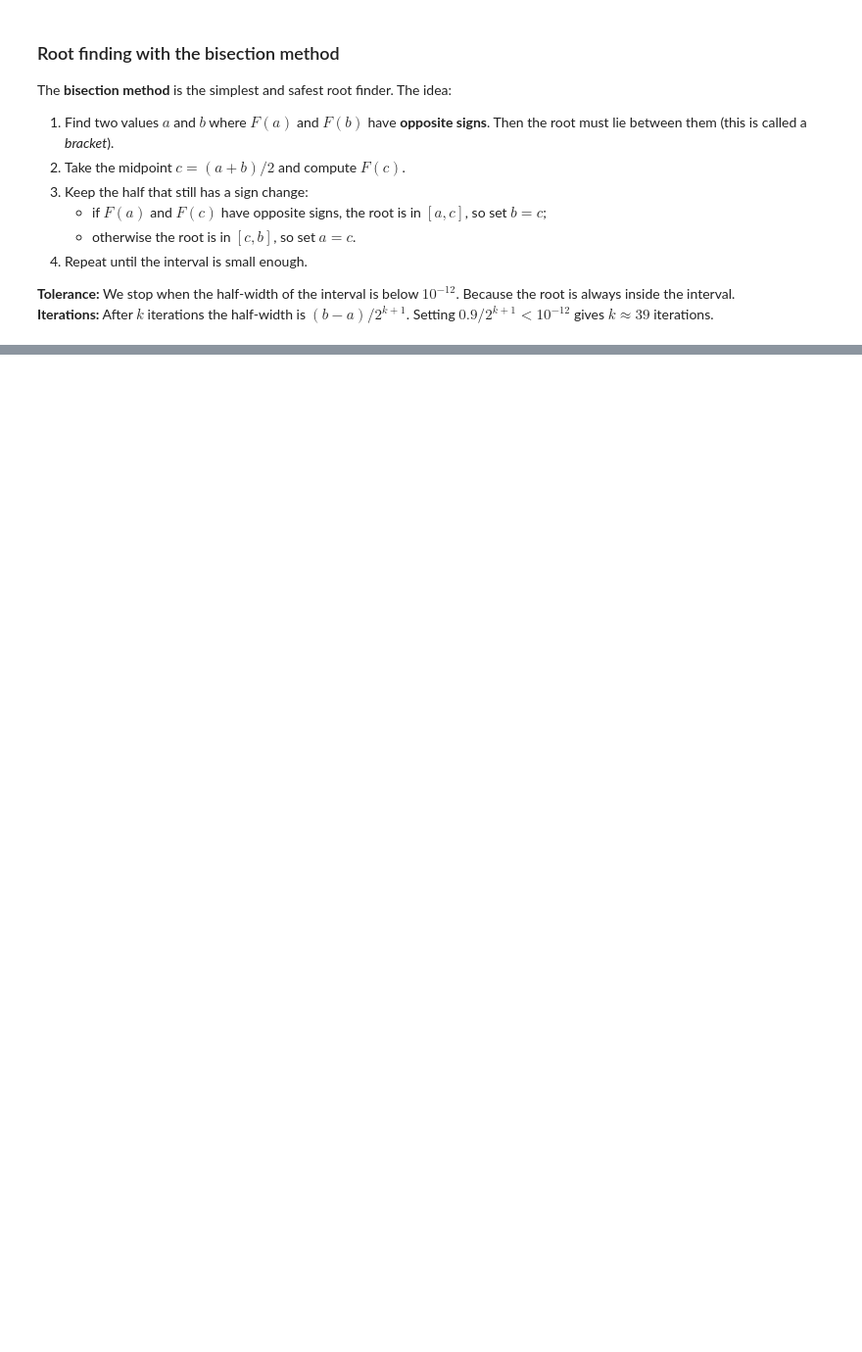
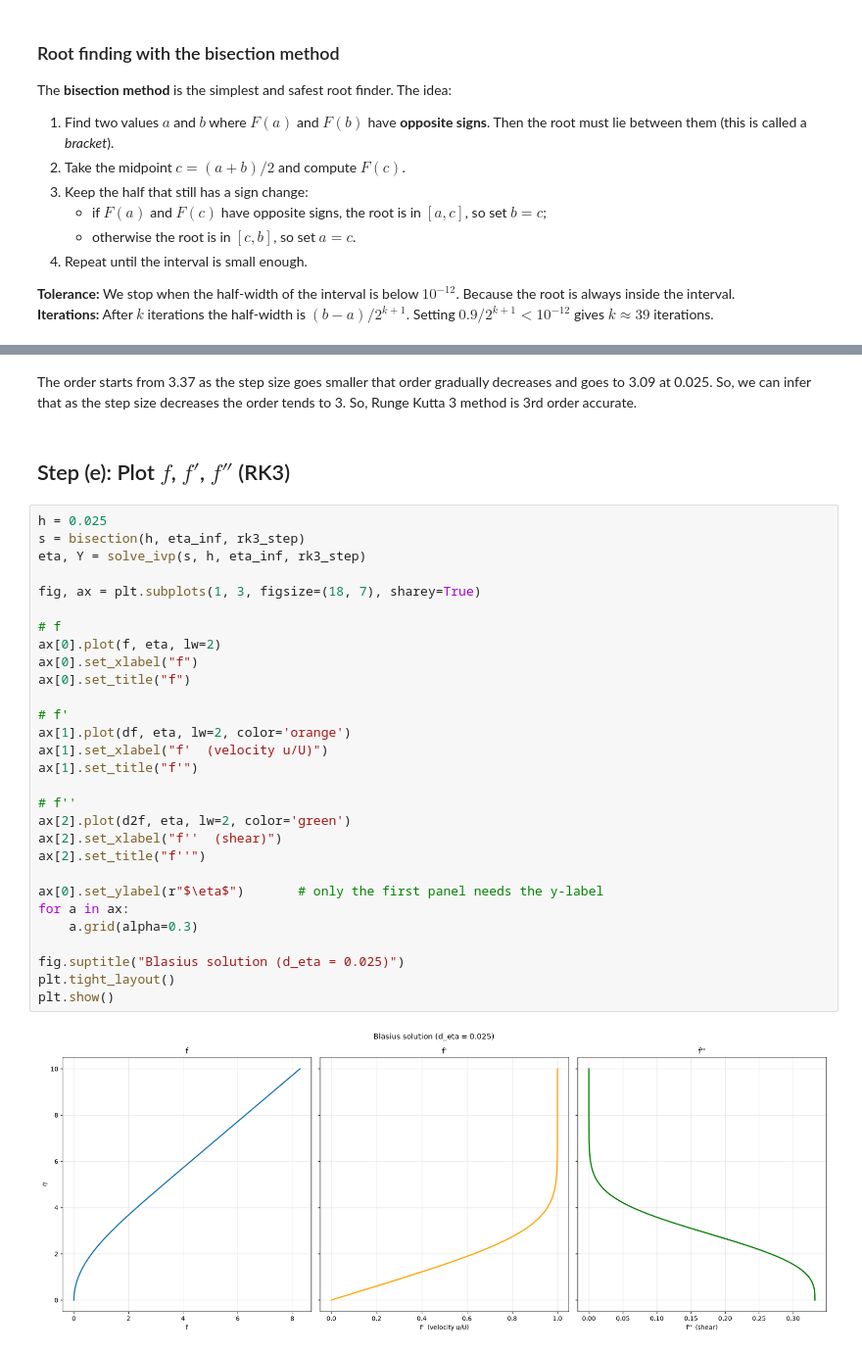
Before and after one commit to Kalyanaraama/AE801_2026, a Jupyter notebook: numode_bvp/Kalyana Raama Bheema- BVP.ipynb, the cells around one changed output, grey strips where cells are left out. Shown at 98% size. Cells and saved outputs as stored; diff of their text form; blank space fills up the shorter version.

```diff
--- a/numode_bvp/Kalyana Raama Bheema- BVP.ipynb
+++ b/numode_bvp/Kalyana Raama Bheema- BVP.ipynb
@@ -157,0 +212,35 @@ def bisection(h, eta_inf, step, a=0.2, b=1.0, tol=1e-12):
+# %% [markdown]
+The order starts from 3.37 as the step size goes smaller that order gradually decreases and goes to 3.09 at 0.025. So, we can infer that as the step size decreases the order tends to 3. So, Runge Kutta 3 method is 3rd order accurate.
+# %% [markdown]
+## Step (e): Plot $f$, $f'$, $f''$ (RK3)
+# %%
+h = 0.025
+s = bisection(h, eta_inf, rk3_step)
+eta, Y = solve_ivp(s, h, eta_inf, rk3_step)
+
+fig, ax = plt.subplots(1, 3, figsize=(18, 7), sharey=True)
+
+# f
+ax[0].plot(f, eta, lw=2)
+ax[0].set_xlabel("f")
+ax[0].set_title("f")
+
+# f'
+ax[1].plot(df, eta, lw=2, color='orange')
+ax[1].set_xlabel("f'  (velocity u/U)")
+ax[1].set_title("f'")
+
+# f''
+ax[2].plot(d2f, eta, lw=2, color='green')
+ax[2].set_xlabel("f''  (shear)")
+ax[2].set_title("f''")
+
+ax[0].set_ylabel(r"$\eta$")       # only the first panel needs the y-label
+for a in ax:
+    a.grid(alpha=0.3)
+
+fig.suptitle("Blasius solution (d_eta = 0.025)")
+plt.tight_layout()
+plt.show()
+# %% [output]
+[figure, added]
```
Also changed, not shown: parts of 11 cells of this notebook.
